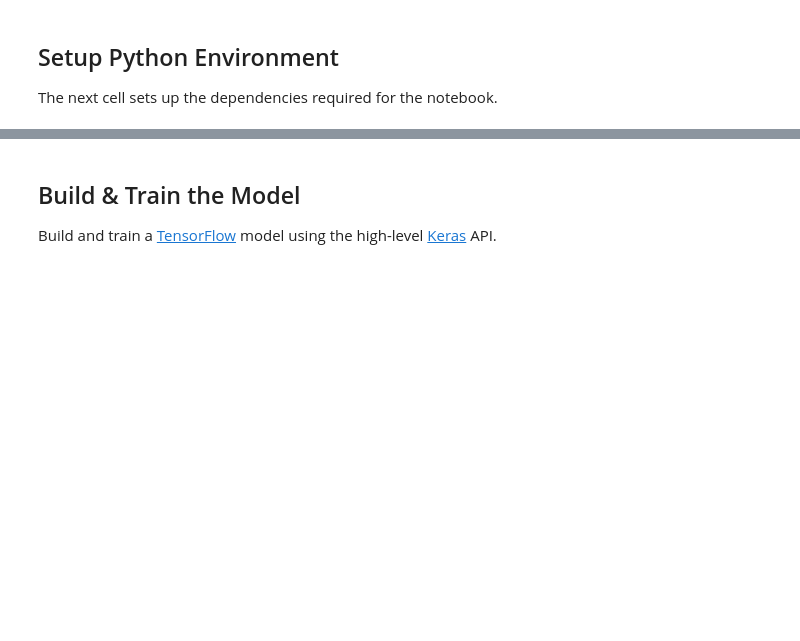
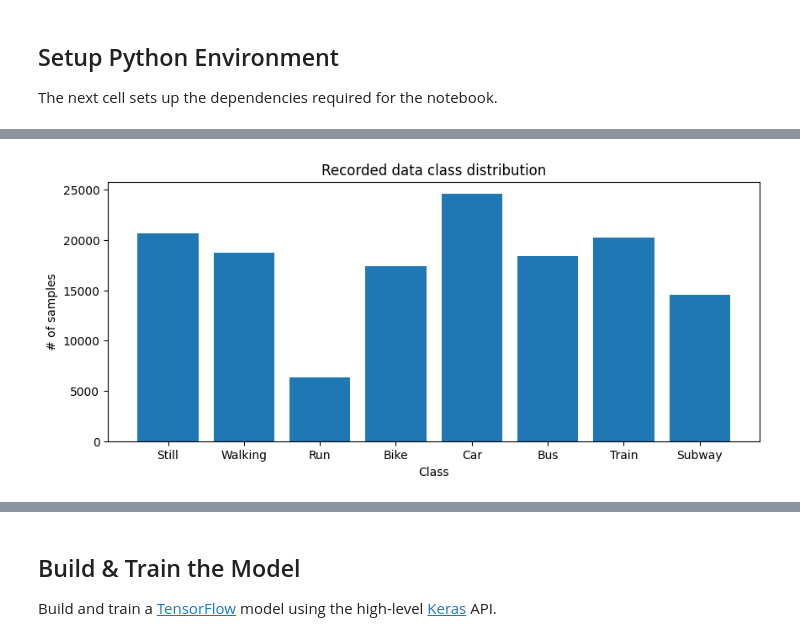
Before and after one commit to adrianstop/EmTrack, a Jupyter notebook: emTrack_training.ipynb, the cells around one changed output, grey strips where cells are left out. Cells and saved outputs as stored; diff of their text form; code cells hidden in the pictures; blank space fills up the shorter version.

```diff
--- a/emTrack_training.ipynb
+++ b/emTrack_training.ipynb
@@ -118,3 +173,19 @@ plt.show()
+# %%
+def profileInput(input, output):
+    # Get the unique classes in output_data
+    classes = np.unique(output)
+
+    # Calculate the mean of input_data for each class
+    means = []
+    std_devs = []
+    for class_label in classes:
+        class_indices = np.where(output == class_label)
+        class_input_data = input[class_indices]
+        class_mean = np.mean(class_input_data, axis=0)
+        class_std_dev = np.std(class_input_data, axis=0)
+        means.append(class_mean)
+        std_devs.append(class_std_dev)
+    return means, std_devs
 # %% [markdown]
 ## Parse and prepare the data
 
@@ -244,0 +195,66 @@ ValueError: ignored
+# %%
+print(f"TensorFlow version = {tf.__version__}\n")
+
+# Set a fixed random seed value, for reproducibility, this will allow us to get
+# the same random numbers each time the notebook is run
+SEED = 1337
+np.random.seed(SEED)
+tf.random.set_seed(SEED)
+
+# the list of transportation modes that data is available for
+# Null=0, Still=1, Walking=2, Run=3, Bike=4, Car=5, Bus=6, Train=7, Subway=8
+TRANSPORT_MODES = [
+    "Still",
+    "Walking",
+    "Run",
+    "Bike",
+    "Car",
+    "Bus",
+    "Train",
+    "Subway"
+]
+NUM_MODES = len(TRANSPORT_MODES)
+
+FEATURE_NAMES = [
+    "accX","accY","accZ",
+    "gyroX","gyroY","gyroZ",
+    "magX","magY","magZ",
+    "orientW","orientX","orientY","orientZ",
+    "linAccX","linAccY","linAccZ",
+    "accMag","gyroMag","magMag","linAccMag"
+]
+
+# Compute mean and std_dev of data per class
+inputs = np.array(df_x, dtype='float32')
+outputs = np.array(df_y['label'], dtype='float32')
+shl_means, shl_std_devs = profileInput(inputs, outputs)
+shl_means = np.array(shl_means, dtype='float32')
+shl_std_devs = np.array(shl_std_devs, dtype='float32')
+print(shl_means.shape)
+
+# Bar chart representing SHL class distribution
+unique_classes, samples_per_class = np.unique(outputs, return_counts=True)
+plt.figure(figsize = (10,4))
+plt.bar(TRANSPORT_MODES, samples_per_class)
+plt.title('Recorded data class distribution')
+plt.xlabel('Class')
+plt.ylabel('# of samples')
+plt.show()
+
+# Normalize data
+maxVals = df_x.max()
+minVals = df_x.min()
+
+df_x_norm = (df_x-df_x.min())/(df_x.max()-df_x.min())
+
+# One-hot encoding
+text_df_y = []
+for i in range(0, len(df_y['label'])):
+  text_df_y.append(df_y['label'][i])
+df_y_ohe = pd.get_dummies(text_df_y)
+
+# convert the list to numpy array
+outputs = np.array(df_y_ohe, dtype='float32')
+
+print("inputs.shape: ", inputs.shape)
+# %% [output]
@@ -244,0 +264 @@ ValueError: ignored
+[figure, added]
```
Also changed, not shown: parts of 50 cells of this notebook.
